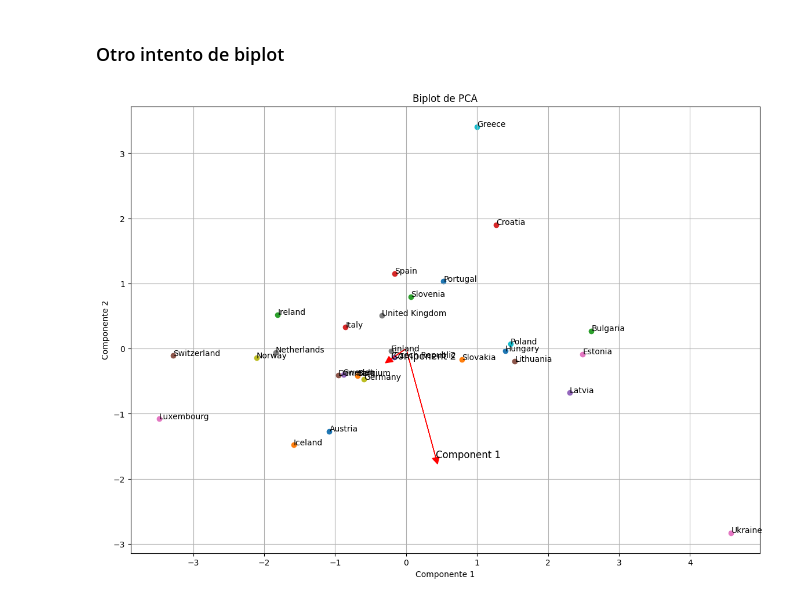
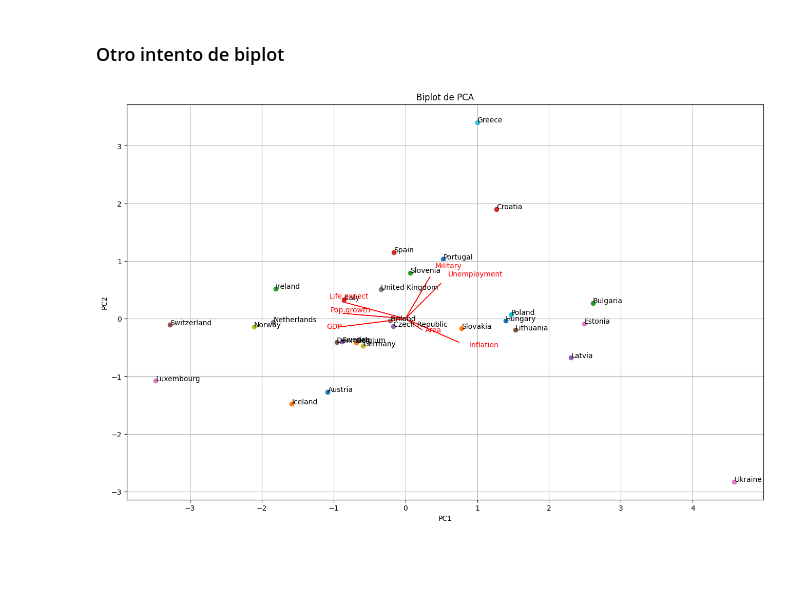
Before and after one commit to Ian-Arnott/TPs-SIA, a Jupyter notebook: Tp4/pca.ipynb, the cells around one changed output. Drawn from its saved outputs; the diff is of its cells as text; code cells hidden in the pictures; blank space fills up the shorter version.

Commit message:
Finish biplot graph

```diff
--- a/Tp4/pca.ipynb
+++ b/Tp4/pca.ipynb
@@ -127,19 +127,3 @@ plt.show()
 # %% [output]
 Varianza explicada por cada componente: [0.46102367 0.16958906 0.15188436 0.11005085 0.06540695 0.02409627]
 [figure]
-# %%
-loadings = pca.components_[0, :]
-
-plt.figure(figsize=(10, 8))
-
-for i, var in enumerate(X.columns):
-    plt.arrow(0, 0, loadings[i]*2, loadings[i]*2, color='r', alpha=0.5)
-    plt.text(loadings[i]*2.5, loadings[i]*2.5, var, color='g', ha='center', va='center', fontsize=10)
-
-plt.xlim(-3, 3)
-plt.ylim(-3, 3)
-plt.xlabel('PC1')
-plt.ylabel('PC2')
-plt.title('Biplot de la primera y segunda componente principal')
-plt.grid()
-plt.show()
@@ -150,42 +132,47 @@ plt.show()
 # %%
 # Leemos los datos
 data = pd.read_csv("data/europe.csv")
+components = list(data.columns)[1:]
 
 # Extraer los nombres de los países y almacenarlos en una variable
 countries = data["Country"]
 data = data.drop(columns=["Country"])  # Eliminar la columna de nombres de los países
 
 # Escalar los datos
 scaler = StandardScaler()
 data_scaled = scaler.fit_transform(data)
 
 # Ajustar un modelo de PCA con dos componentes principales
-pca = PCA(n_components=2)
+pca = PCA() # n_components=2
 principal_components = pca.fit_transform(data_scaled)
 
+# Obtenemos las cargas de las componentes principales
+loadings = pca.components_.T * np.sqrt(pca.explained_variance_)
+
 # Crear un DataFrame con los resultados del PCA
-principal_df = pd.DataFrame(data=principal_components, columns=["Componente 1", "Componente 2"])
+principal_df = pd.DataFrame(data=principal_components, columns=["PC1", "PC2", "PC3", "PC4", "PC5", "PC6", "PC7"])
 
 # Crear el gráfico de biplot con los nombres de los países
-fig, ax = plt.subplots(figsize=(14, 10))  # Aumentar el tamaño del gráfico
+fig, ax = plt.subplots(figsize=(16, 10))  # Aumentar el tamaño del gráfico
 
 for i, country in enumerate(countries):
-    x = principal_df.loc[i, "Componente 1"]
-    y = principal_df.loc[i, "Componente 2"]
+    x = principal_df.loc[i, "PC1"]
+    y = principal_df.loc[i, "PC2"]
     ax.scatter(x, y)
     ax.annotate(country, (x, y))
 
 # Graficar los vectores de las componentes
-for i, (component, var) in enumerate(zip(pca.components_, pca.explained_variance_)):
-    ax.arrow(0, 0, component[0] * var, component[1] * var, head_width=0.1, head_length=0.1, fc='r', ec='r')
-    ax.text(component[0] * var, component[1] * var, f'Component {i + 1}', fontsize=12)
+for i in range(len(principal_components[0])):
+        ax.arrow(0, 0, loadings[i, 0], loadings[i, 1], head_width=0, head_length=0, fc='red', ec='red')
+        ax.text(loadings[i, 0]*1.2, loadings[i, 1]*1.2, f'{components[i]}', color='red')
+
 
 # Configurar el gráfico
-ax.set_xlabel("Componente 1")
-ax.set_ylabel("Componente 2")
+ax.set_xlabel("PC1")
+ax.set_ylabel("PC2")
 ax.set_title("Biplot de PCA")
 
 plt.grid()
 plt.show()
 # %% [output]
-[figure, old version]
+[figure, new version]
```
Also changed, not shown: parts of 5 cells of this notebook.
